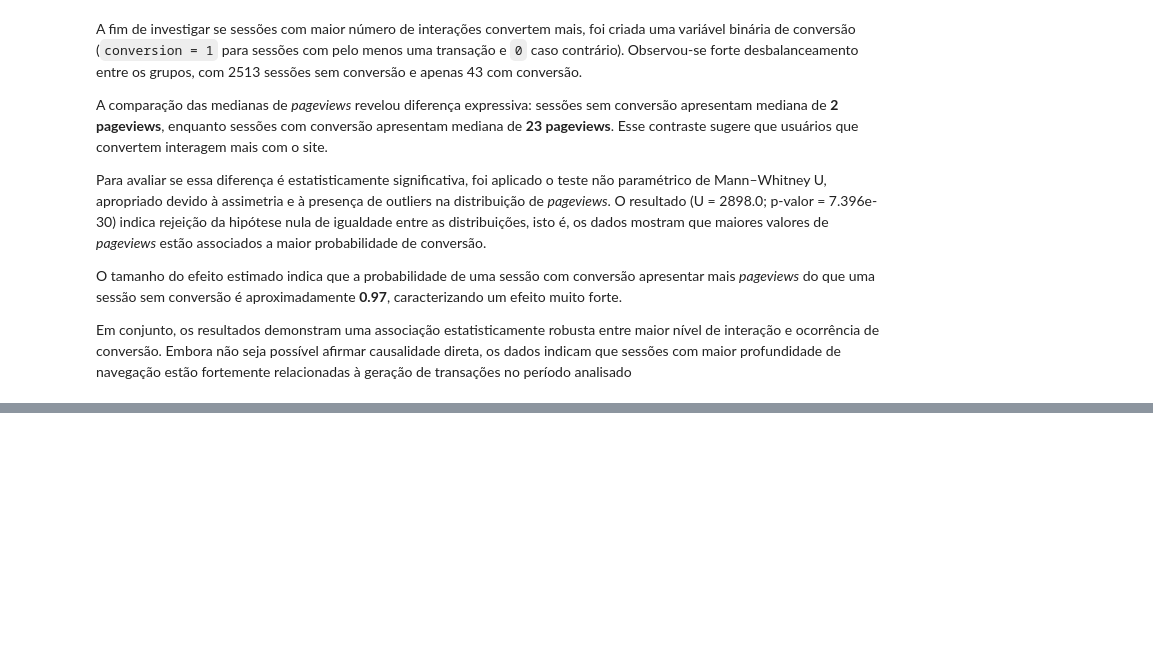
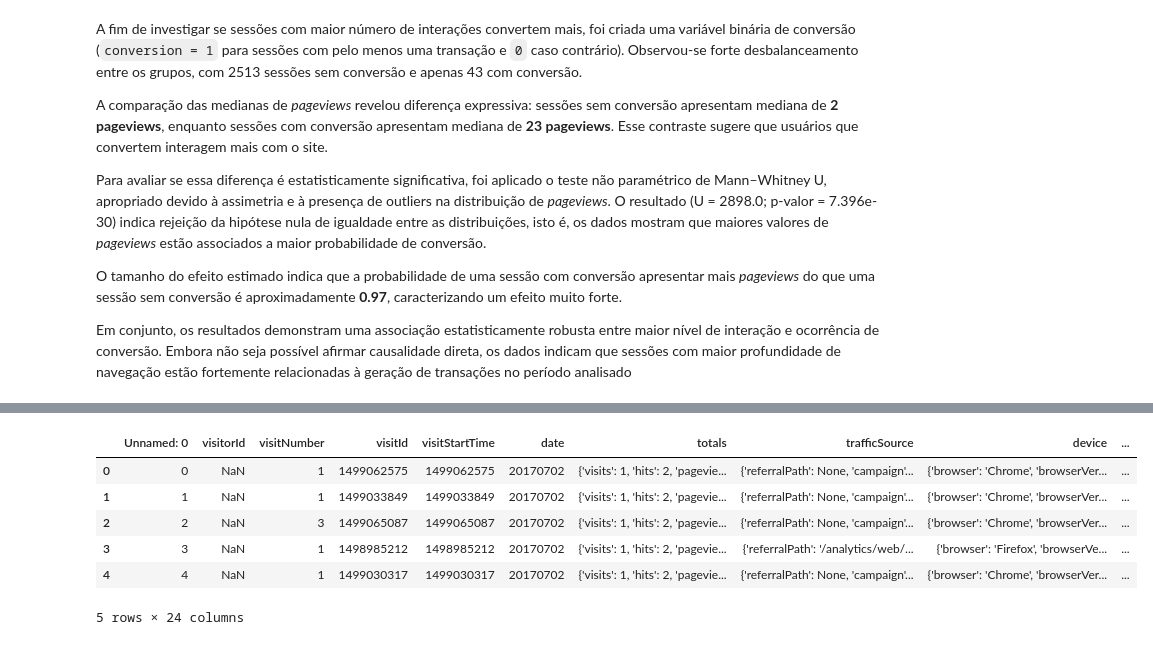
Before and after one commit to walacevale/Portfolio, a Jupyter notebook: Google_analytics_sample/notebooks/01_data_exploration.ipynb, the cells around one changed output, grey strips where cells are left out. Drawn from its saved outputs; the diff is of its cells as text; code cells hidden in the pictures; blank space fills up the shorter version.

```diff
--- a/Google_analytics_sample/notebooks/01_data_exploration.ipynb
+++ b/Google_analytics_sample/notebooks/01_data_exploration.ipynb
@@ -289,0 +315,12 @@ Em conjunto, os resultados demonstram uma associação estatisticamente robusta
+# %%
+df_30dias['date_dt'] = pd.to_datetime(df_30dias['date'], format='%Y%m%d')
+df_30dias['dayofweek'] = df_30dias['date_dt'].dt.dayofweek
+df_30dias.head()
+# %% [output]
+|  | Unnamed: 0 | visitorId | visitNumber | visitId | visitStartTime | date | totals | trafficSource | device | ... |
+| 0 | 0 | NaN | 1 | 1499062575 | 1499062575 | 20170702 | {'visits': 1, 'hits': 2, 'pagevie... | {'referralPath': None, 'campaign'... | {'browser': 'Chrome', 'browserVer... | ... |
+| 1 | 1 | NaN | 1 | 1499033849 | 1499033849 | 20170702 | {'visits': 1, 'hits': 2, 'pagevie... | {'referralPath': None, 'campaign'... | {'browser': 'Chrome', 'browserVer... | ... |
+| 2 | 2 | NaN | 3 | 1499065087 | 1499065087 | 20170702 | {'visits': 1, 'hits': 2, 'pagevie... | {'referralPath': None, 'campaign'... | {'browser': 'Chrome', 'browserVer... | ... |
+| 3 | 3 | NaN | 1 | 1498985212 | 1498985212 | 20170702 | {'visits': 1, 'hits': 2, 'pagevie... | {'referralPath': '/analytics/web/... | {'browser': 'Firefox', 'browserVe... | ... |
+| 4 | 4 | NaN | 1 | 1499030317 | 1499030317 | 20170702 | {'visits': 1, 'hits': 2, 'pagevie... | {'referralPath': None, 'campaign'... | {'browser': 'Chrome', 'browserVer... | ... |
+5 rows × 24 columns
```
Also changed, not shown: parts of 10 cells of this notebook, 3 other files.
